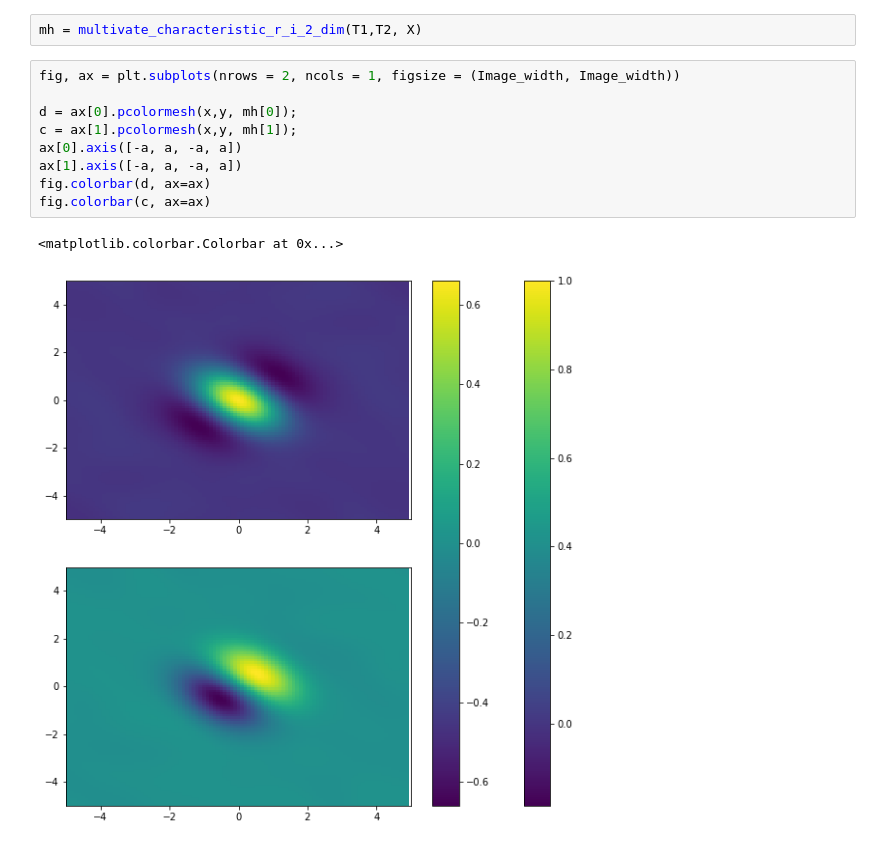
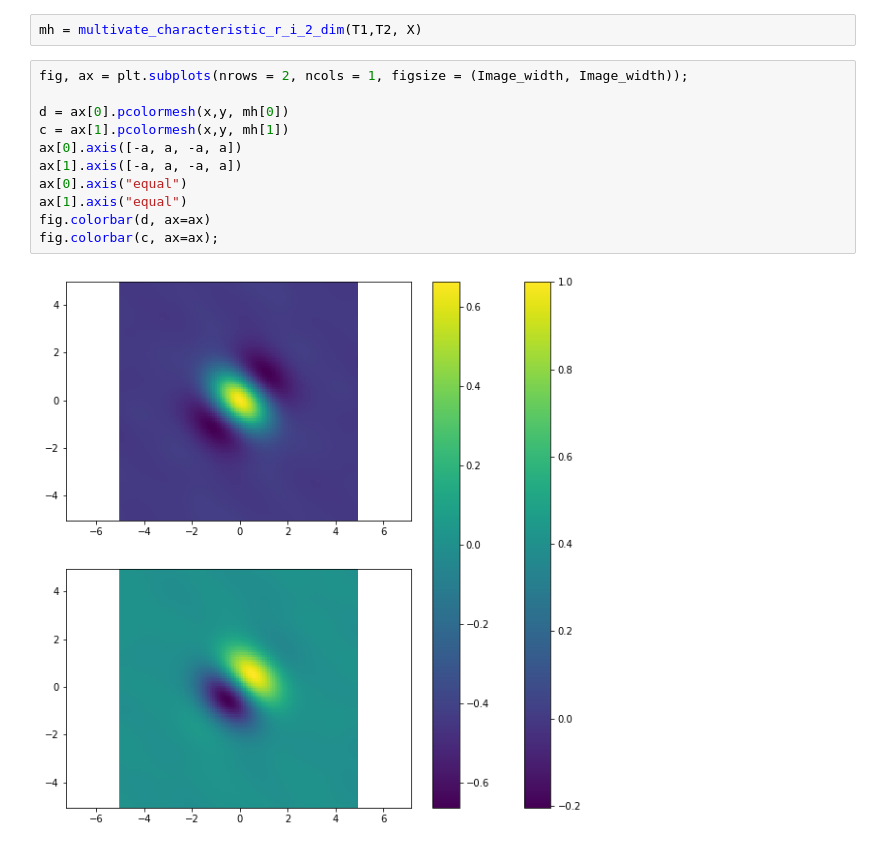
Before and after one commit to chwilko/CSoS, a Jupyter notebook: Python3/Task_list_2/Task_6.ipynb, the cells around one changed output. Cells and saved outputs as stored; diff of their text form.

```diff
--- a/Python3/Task_list_2/Task_6.ipynb
+++ b/Python3/Task_list_2/Task_6.ipynb
@@ -21,17 +21,18 @@ y, x = np.meshgrid(T1, T2)
 # %%
 mh = multivate_characteristic_r_i_2_dim(T1,T2, X)
 # %%
-fig, ax = plt.subplots(nrows = 2, ncols = 1, figsize = (Image_width, Image_width))
+fig, ax = plt.subplots(nrows = 2, ncols = 1, figsize = (Image_width, Image_width));
 
-d = ax[0].pcolormesh(x,y, mh[0]);
-c = ax[1].pcolormesh(x,y, mh[1]);
+d = ax[0].pcolormesh(x,y, mh[0])
+c = ax[1].pcolormesh(x,y, mh[1])
 ax[0].axis([-a, a, -a, a])
 ax[1].axis([-a, a, -a, a])
+ax[0].axis("equal")
+ax[1].axis("equal")
 fig.colorbar(d, ax=ax)
-fig.colorbar(c, ax=ax)
+fig.colorbar(c, ax=ax);
 # %% [output]
-<matplotlib.colorbar.Colorbar at 0x...>
-[figure, old version]
+[figure, new version]
 # %%
 multivariate_normality(X, alpha = 0.05)
 # %% [output]
```
Also changed, not shown: parts of 1 cell of this notebook, 2 other files.
